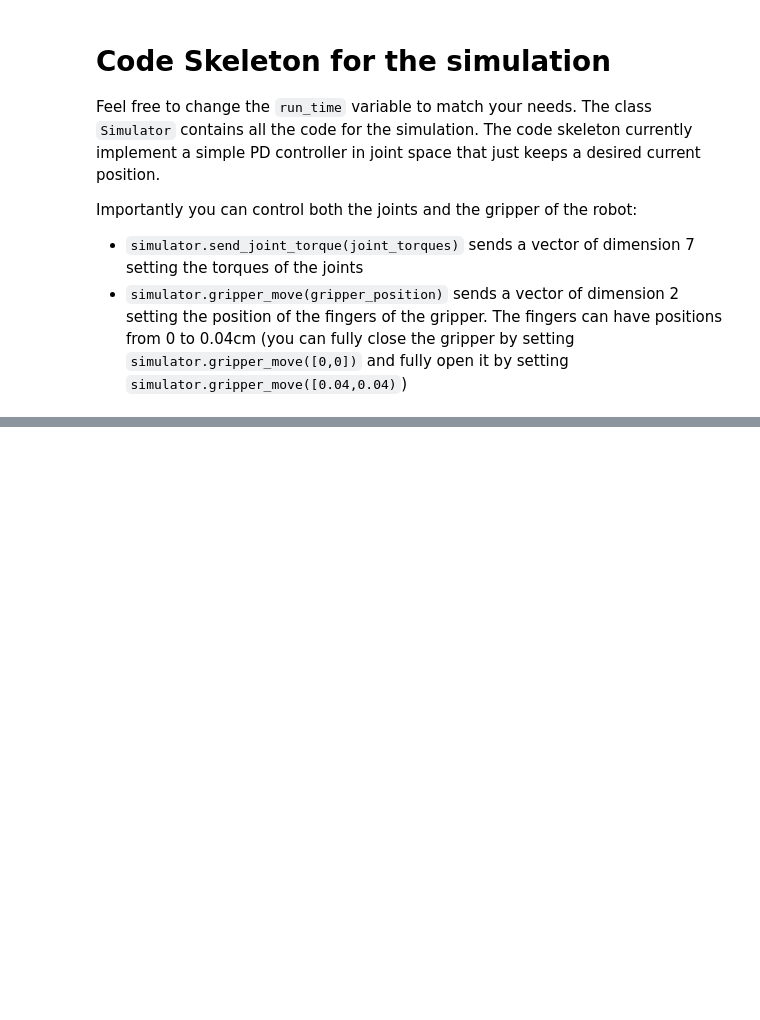
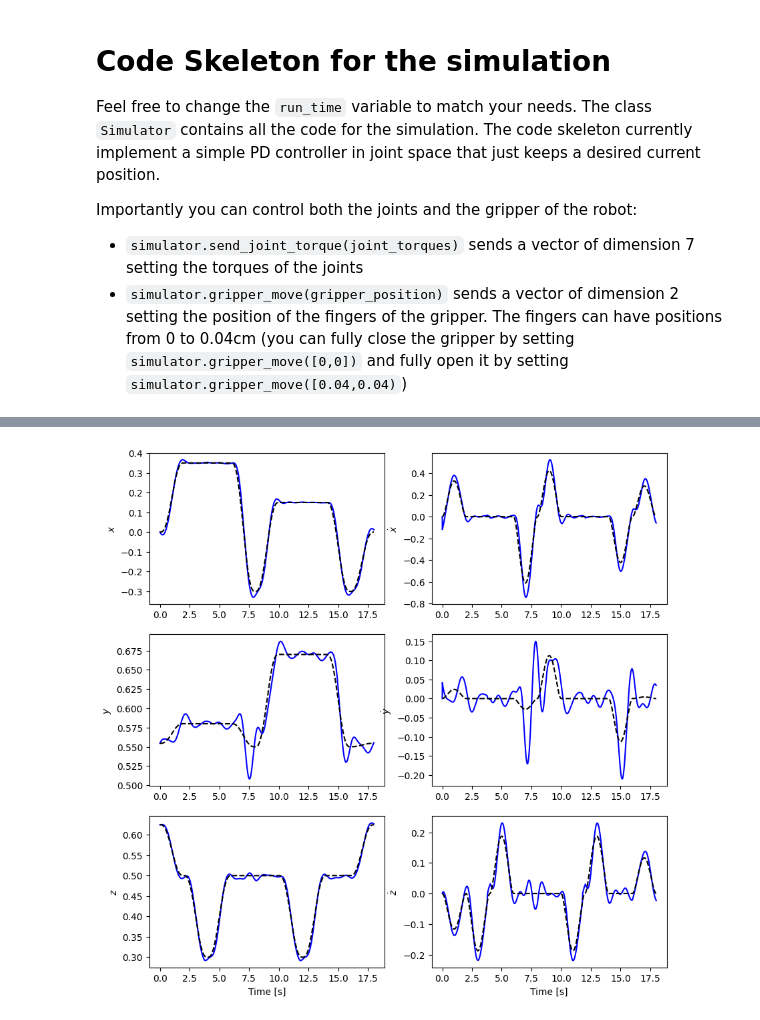
Before and after one commit to andyqin18/ROB2004, a Jupyter notebook: project2023/project.ipynb, the cells around one changed output, grey strips where cells are left out. Drawn from its saved outputs; the diff is of its cells as text; code cells hidden in the pictures; blank space fills up the shorter version.

```diff
--- a/project2023/project.ipynb
+++ b/project2023/project.ipynb
@@ -52,9 +46,0 @@ Examples are shown below:
-# %%
-# create an instance of the helper class
-my_robot = PandaRobot()
-
-# compute the forward kinematics for an arbitrary joint configuration
-q = np.random.uniform(-1,1,7)
-pose = my_robot.FK(np.array([0.,0,0.0,-np.pi/2.,0.,np.pi/2.,np.pi/4]))
-# pose = my_robot.FK(q)
-print(f'the pose of the end-effector for joint configuration\n\n {q}\n\n is\n\n {pose}')
@@ -106,9 +46,0 @@ for joint configuration
-# %%
-# finally it is possible to compute the effect of gravity on the joints
-# this can for example be used to do gravity compensation when controlling the robot
-
-q = np.random.uniform(-1,1,7)
-
-g = my_robot.g(q)
-
-print(f'for joint configuration \n\n {q} \n \n the gravity force seen on the joints is \n \n {g}')
@@ -266,0 +210,29 @@ KeyboardInterrupt:
+# %%
+def plot_ee_posvel(time, th, th_des, dth, dth_des):
+    fig = plt.figure(figsize=(10,10))
+
+    plt.subplot(3,2,1)
+    plt.plot(time, th[:,0], 'b-', time, th_des[:,0], '--k')
+    plt.ylabel(r'$x$')
+    plt.subplot(3,2,3)
+    plt.plot(time, th[:,1], 'b-', time, th_des[:,1], '--k')
+    plt.ylabel(r'$y$')
+    plt.subplot(3,2,5)
+    plt.plot(time, th[:,2], 'b-', time, th_des[:,2], '--k')
+    plt.ylabel(r'$z$')
+    plt.xlabel('Time [s]')
+
+    plt.subplot(3,2,2)
+    plt.plot(time, dth[:,0], 'b-', time, dth_des[:,0], '--k')
+    plt.ylabel(r'$\dot{x}$')
+    plt.subplot(3,2,4)
+    plt.plot(time, dth[:,1], 'b-', time, dth_des[:,1], '--k')
+    plt.ylabel(r'$\dot{y}$')
+    plt.subplot(3,2,6)
+    plt.plot(time, dth[:,2], 'b-', time, dth_des[:,2], '--k')
+    plt.ylabel(r'$\dot{z}$')
+    plt.xlabel('Time [s]')
+
+plot_ee_posvel(time, measured_ee_pos, desired_ee_pos, measured_ee_vel, desired_ee_vel)
+# %% [output]
+[figure, added]
```
Also changed, not shown: parts of 11 cells of this notebook.
